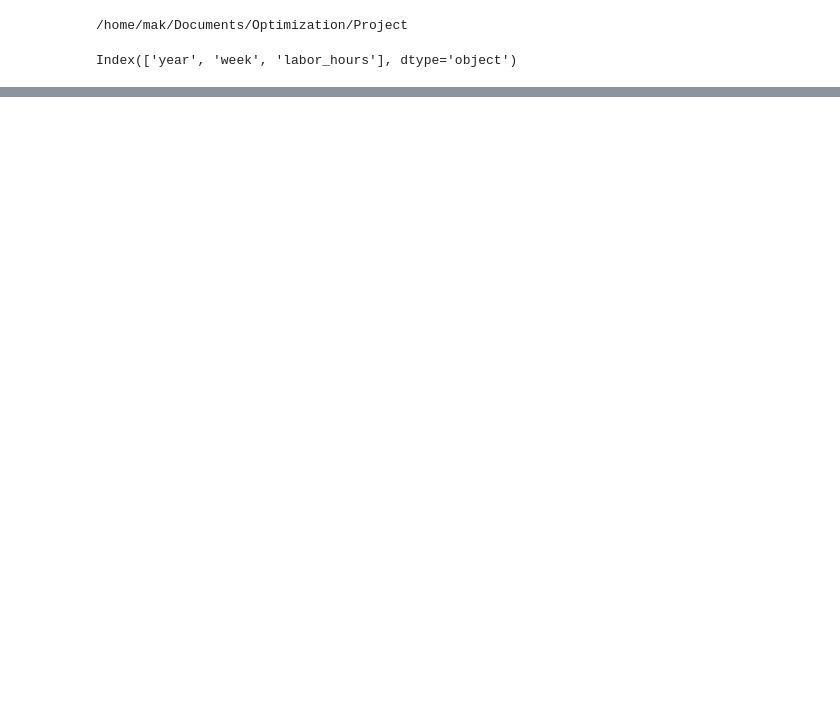
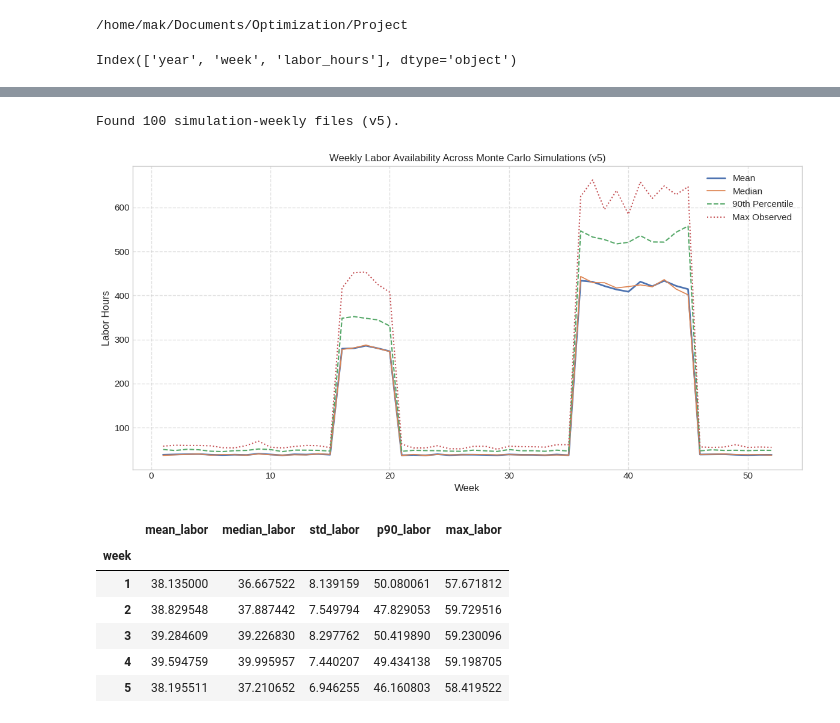
Before and after one commit to MubarizKhan/corn-planting-harvesting-optimization, a Jupyter notebook: src/simulation/monteCarlov2.ipynb, the cells around one changed output, grey strips where cells are left out. Drawn from its saved outputs; the diff is of its cells as text; code cells hidden in the pictures; blank space fills up the shorter version.

```diff
--- a/src/simulation/monteCarlov2.ipynb
+++ b/src/simulation/monteCarlov2.ipynb
@@ -611,0 +990,79 @@ plt.show()
+# %%
+import pandas as pd
+import numpy as np
+import matplotlib.pyplot as plt
+import glob
+
+# ============================================
+# 1. Load all weekly simulation files (v5)
+# ============================================
+
+sim_files = sorted(glob.glob("../../data/processed/mc_v5/weekly_sim_*.csv"))
+
+print(f"Found {len(sim_files)} simulation-weekly files (v5).")
+
+# ============================================
+# 2. Aggregate labor by week
+# ============================================
+
+weekly_labor = {}
+
+for file in sim_files:
+    df = pd.read_csv(file)
+
+    # Keep only target year
+    df = df[df["year"] == 2017]
+
+    # Aggregate
+    for _, row in df.iterrows():
+        w = int(row["week"])
+        labor_val = float(row["labor_hours"])
+
+        weekly_labor.setdefault(w, []).append(labor_val)
+
+# ============================================
+# 3. Convert to DataFrame
+# ============================================
+
+weeks_sorted = sorted(weekly_labor.keys())
+
+labor_df = pd.DataFrame({
+    "week": weeks_sorted,
+    "mean_labor":   [np.mean(weekly_labor[w]) for w in weeks_sorted],
+    "median_labor": [np.median(weekly_labor[w]) for w in weeks_sorted],
+    "std_labor":    [np.std(weekly_labor[w]) for w in weeks_sorted],
+    "p90_labor":    [np.percentile(weekly_labor[w], 90) for w in weeks_sorted],
+    "max_labor":    [np.max(weekly_labor[w]) for w in weeks_sorted],
+})
+
+labor_df = labor_df.set_index("week")
+
+# ============================================
+# 4. Plot – Weekly Labor Pressure Across MC Runs
+# ============================================
+
+plt.figure(figsize=(12, 6))
+plt.plot(labor_df["mean_labor"],   label="Mean",  linewidth=2)
+plt.plot(labor_df["median_labor"], label="Median", linewidth=1.25)
+plt.plot(labor_df["p90_labor"],    label="90th Percentile", linestyle="--")
+plt.plot(labor_df["max_labor"],    label="Max Observed", linestyle=":")
+
+plt.title("Weekly Labor Availability Across Monte Carlo Simulations (v5)")
+plt.xlabel("Week")
+plt.ylabel("Labor Hours")
+plt.legend()
+plt.grid(True, linestyle="--", alpha=0.6)
+plt.tight_layout()
+plt.show()
+
+labor_df.head()
+# %% [output]
+Found 100 simulation-weekly files (v5).
+[figure, added]
+|  | mean_labor | median_labor | std_labor | p90_labor | max_labor |
+| week |  |  |  |  |  |
+| 1 | 38.135000 | 36.667522 | 8.139159 | 50.080061 | 57.671812 |
+| 2 | 38.829548 | 37.887442 | 7.549794 | 47.829053 | 59.729516 |
+| 3 | 39.284609 | 39.226830 | 8.297762 | 50.419890 | 59.230096 |
+| 4 | 39.594759 | 39.995957 | 7.440207 | 49.434138 | 59.198705 |
+| 5 | 38.195511 | 37.210652 | 6.946255 | 46.160803 | 58.419522 |
```
Also changed, not shown: parts of 14 cells of this notebook, 4 other files.
